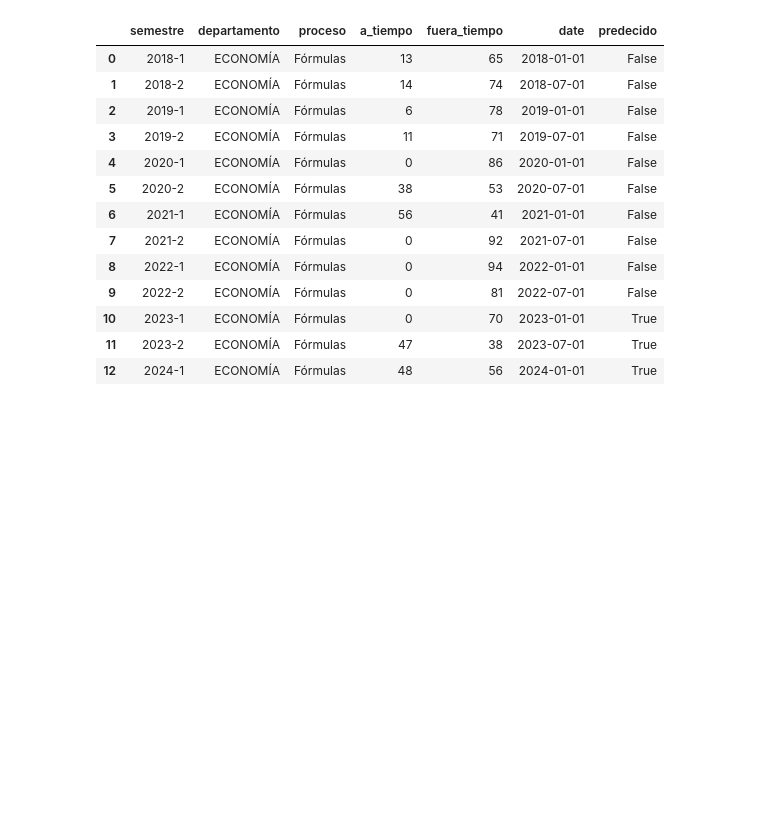
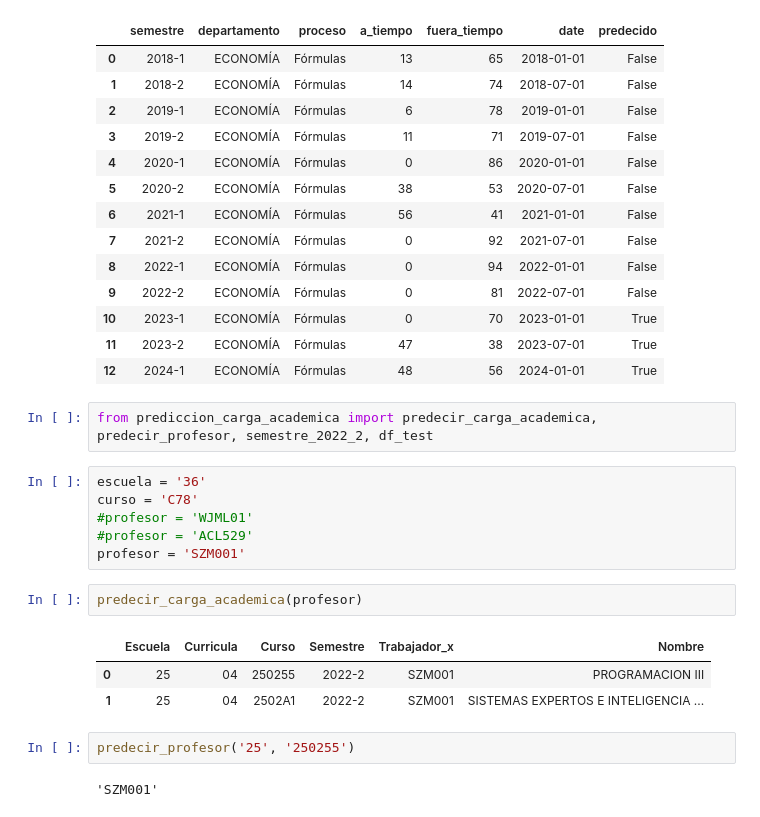
Before and after one commit to SolanoJason/oge, a Jupyter notebook: prediccion_indicadores.ipynb, the cells around one changed output. Drawn from its saved outputs; the diff is of its cells as text; blank space fills up the shorter version.

```diff
--- a/prediccion_indicadores.ipynb
+++ b/prediccion_indicadores.ipynb
@@ -65,3 +67,21 @@ get_timeline(nombre, proceso, n_predicciones)
 | 10 | 2023-1 | ECONOMÍA | Fórmulas | 0 | 70 | 2023-01-01 | True |
 | 11 | 2023-2 | ECONOMÍA | Fórmulas | 47 | 38 | 2023-07-01 | True |
 | 12 | 2024-1 | ECONOMÍA | Fórmulas | 48 | 56 | 2024-01-01 | True |
+# %%
+from prediccion_carga_academica import predecir_carga_academica, predecir_profesor, semestre_2022_2, df_test
+# %%
+escuela = '36'
+curso = 'C78'
+#profesor = 'WJML01'
+#profesor = 'ACL529'
+profesor = 'SZM001'
+# %%
+predecir_carga_academica(profesor)
+# %% [output]
+|  | Escuela | Curricula | Curso | Semestre | Trabajador_x | Nombre |
+| 0 | 25 | 04 | 250255 | 2022-2 | SZM001 | PROGRAMACION III |
+| 1 | 25 | 04 | 2502A1 | 2022-2 | SZM001 | SISTEMAS EXPERTOS E INTELIGENCIA ... |
+# %%
+predecir_profesor('25', '250255')
+# %% [output]
+'SZM001'
```
Also changed, not shown: parts of 1 cell of this notebook, 4 other files.
